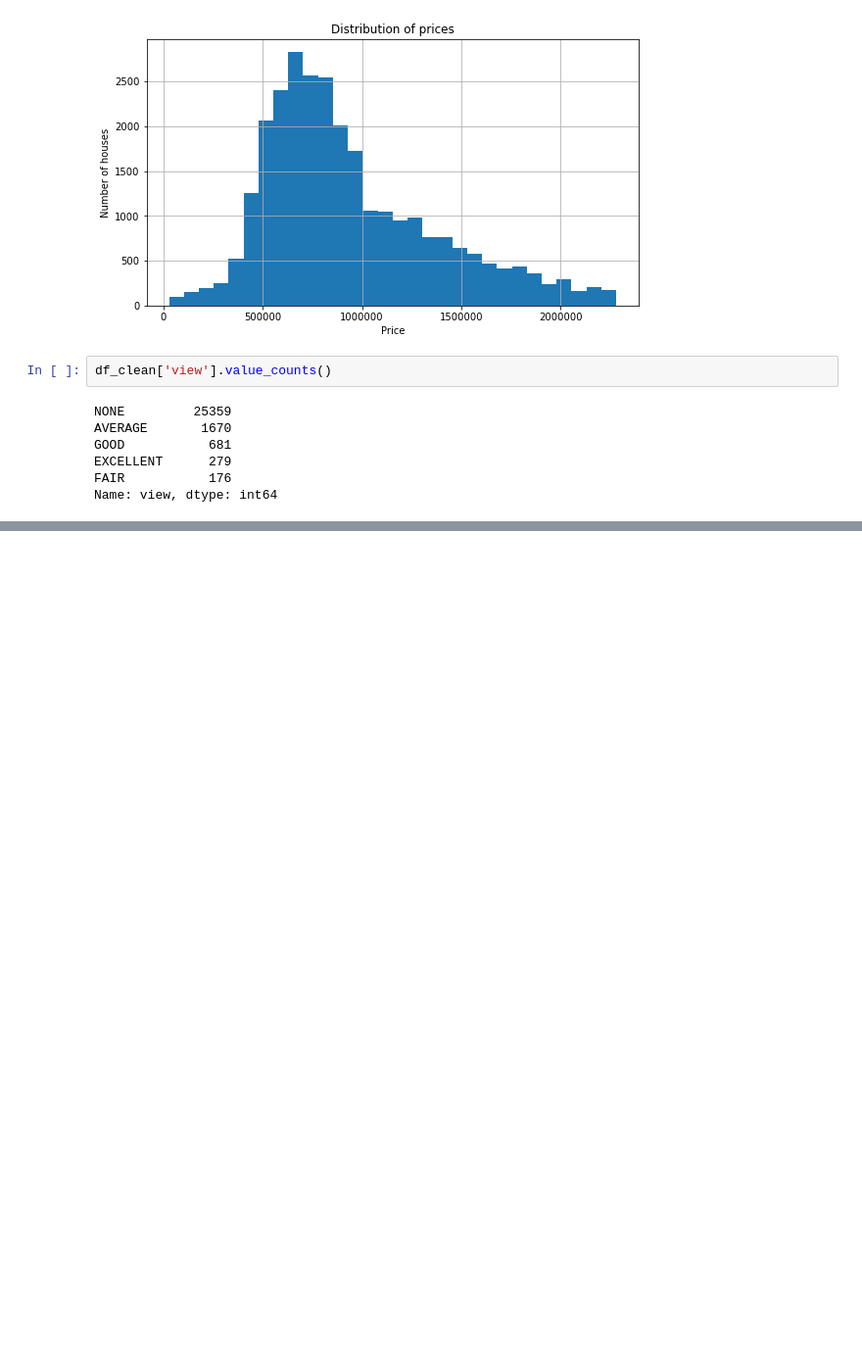
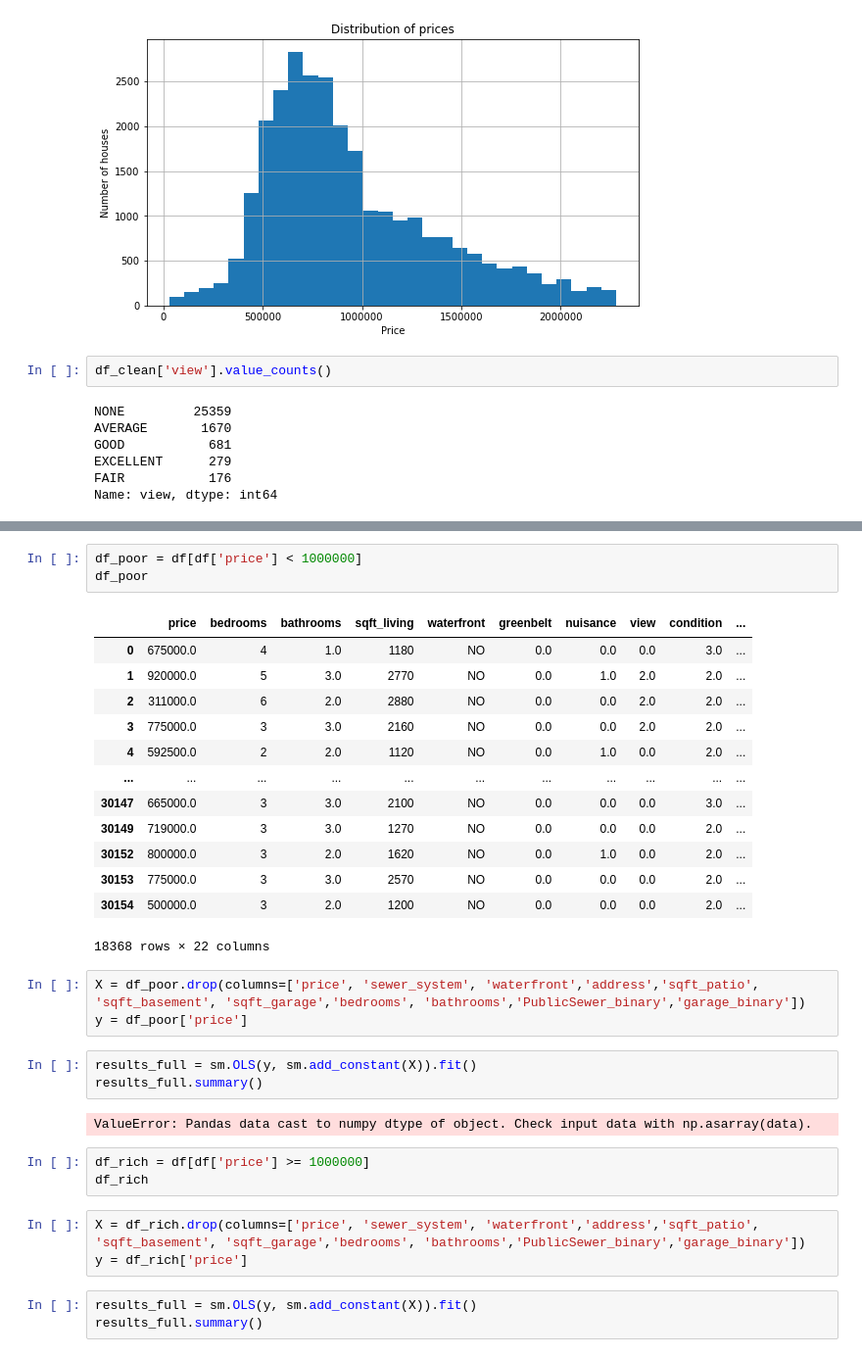
Before and after one commit to AliRampur/Phase-2-Group-Project, a Jupyter notebook: MitchA_EDA_Cleaning.ipynb, the cells around one changed output, grey strips where cells are left out. Shown at 98% size. Saved outputs shown, nothing was run; the diff lists cells and outputs as text; blank space fills up the shorter version.

```diff
--- a/MitchA_EDA_Cleaning.ipynb
+++ b/MitchA_EDA_Cleaning.ipynb
@@ -274,0 +403,34 @@ Name: view, dtype: int64
+# %%
+df_poor = df[df['price'] < 1000000]
+df_poor
+# %% [output]
+|  | price | bedrooms | bathrooms | sqft_living | waterfront | greenbelt | nuisance | view | condition | ... |
+| 0 | 675000.0 | 4 | 1.0 | 1180 | NO | 0.0 | 0.0 | 0.0 | 3.0 | ... |
+| 1 | 920000.0 | 5 | 3.0 | 2770 | NO | 0.0 | 1.0 | 2.0 | 2.0 | ... |
+| 2 | 311000.0 | 6 | 2.0 | 2880 | NO | 0.0 | 0.0 | 2.0 | 2.0 | ... |
+| 3 | 775000.0 | 3 | 3.0 | 2160 | NO | 0.0 | 0.0 | 2.0 | 2.0 | ... |
+| 4 | 592500.0 | 2 | 2.0 | 1120 | NO | 0.0 | 1.0 | 0.0 | 2.0 | ... |
+| ... | ... | ... | ... | ... | ... | ... | ... | ... | ... | ... |
+| 30147 | 665000.0 | 3 | 3.0 | 2100 | NO | 0.0 | 0.0 | 0.0 | 3.0 | ... |
+| 30149 | 719000.0 | 3 | 3.0 | 1270 | NO | 0.0 | 0.0 | 0.0 | 2.0 | ... |
+| 30152 | 800000.0 | 3 | 2.0 | 1620 | NO | 0.0 | 1.0 | 0.0 | 2.0 | ... |
+| 30153 | 775000.0 | 3 | 3.0 | 2570 | NO | 0.0 | 0.0 | 0.0 | 2.0 | ... |
+| 30154 | 500000.0 | 3 | 2.0 | 1200 | NO | 0.0 | 0.0 | 0.0 | 2.0 | ... |
+18368 rows × 22 columns
+# %%
+X = df_poor.drop(columns=['price', 'sewer_system', 'waterfront','address','sqft_patio', 'sqft_basement', 'sqft_garage','bedrooms', 'bathrooms','PublicSewer_binary','garage_binary'])
+y = df_poor['price']
+# %%
+results_full = sm.OLS(y, sm.add_constant(X)).fit()
+results_full.summary()
+# %% [output]
+ValueError: Pandas data cast to numpy dtype of object. Check input data with np.asarray(data).
+# %%
+df_rich = df[df['price'] >= 1000000]
+df_rich
+# %%
+X = df_rich.drop(columns=['price', 'sewer_system', 'waterfront','address','sqft_patio', 'sqft_basement', 'sqft_garage','bedrooms', 'bathrooms','PublicSewer_binary','garage_binary'])
+y = df_rich['price']
+# %%
+results_full = sm.OLS(y, sm.add_constant(X)).fit()
+results_full.summary()
```
Also changed, not shown: parts of 9 cells of this notebook.
